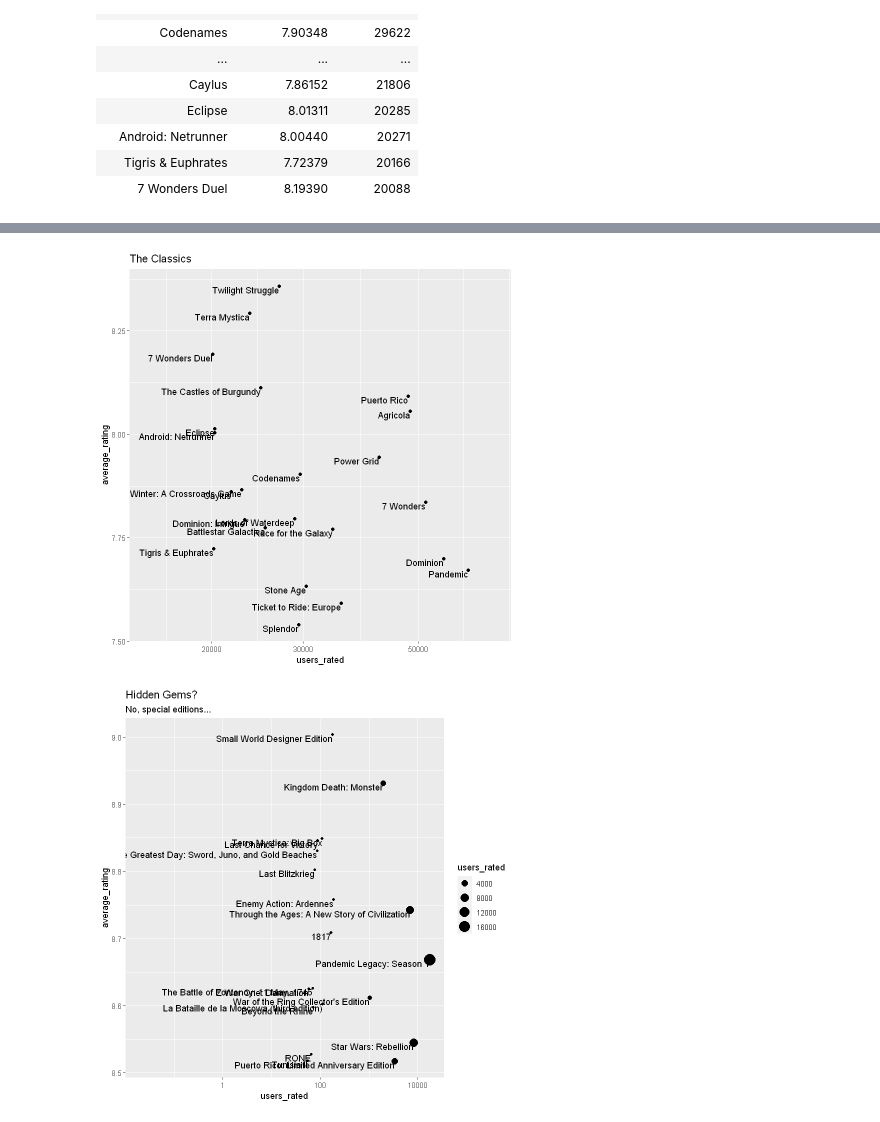
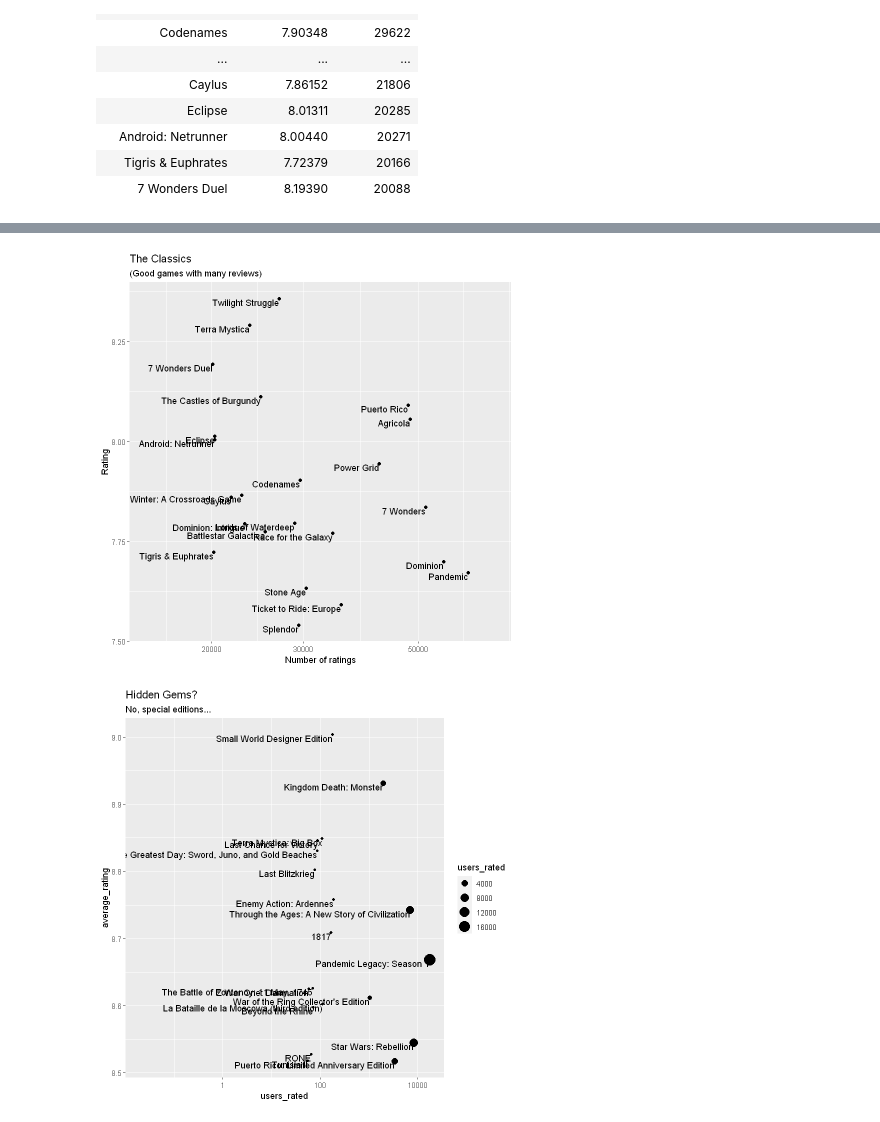
Before and after one commit to notblank/Curso-Stat-Public, a Jupyter notebook: Cursos/Temas Extra/Board Games.ipynb, the cells around one changed output, grey strips where cells are left out. Cells and saved outputs as stored; diff of their text form; code cells hidden in the pictures.

```diff
--- a/Cursos/Temas Extra/Board Games.ipynb
+++ b/Cursos/Temas Extra/Board Games.ipynb
@@ -189,13 +202,15 @@ board_games %>%
 # %%
 many_reviews %>%
     ggplot(aes(users_rated, average_rating)) +
         geom_point() +
         geom_text(aes(label = name), vjust = 1, hjust = 1) +
         scale_x_log10() +
         expand_limits(x = c(15000, 70000)) +
-        labs(title = "The Classics")
+        labs(title = "The Classics",
+             subtitle = "(Good games with many reviews)",
+             x = "Number of ratings", y = "Rating")
 # %% [output]
-[figure, old version]
+[figure, new version]
 # %%
 board_games %>%
     filter(average_rating > 8.5) %>%
```
Also changed, not shown: parts of 5 cells of this notebook.
